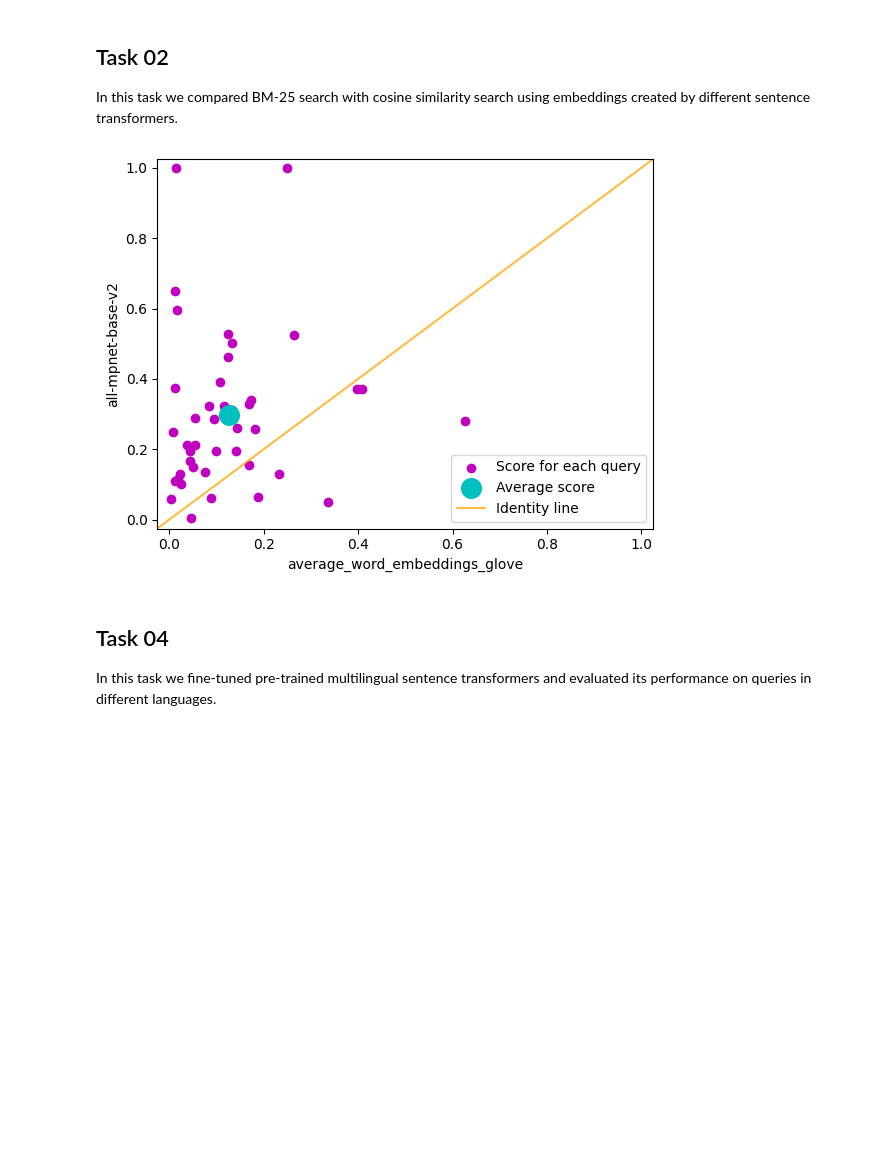
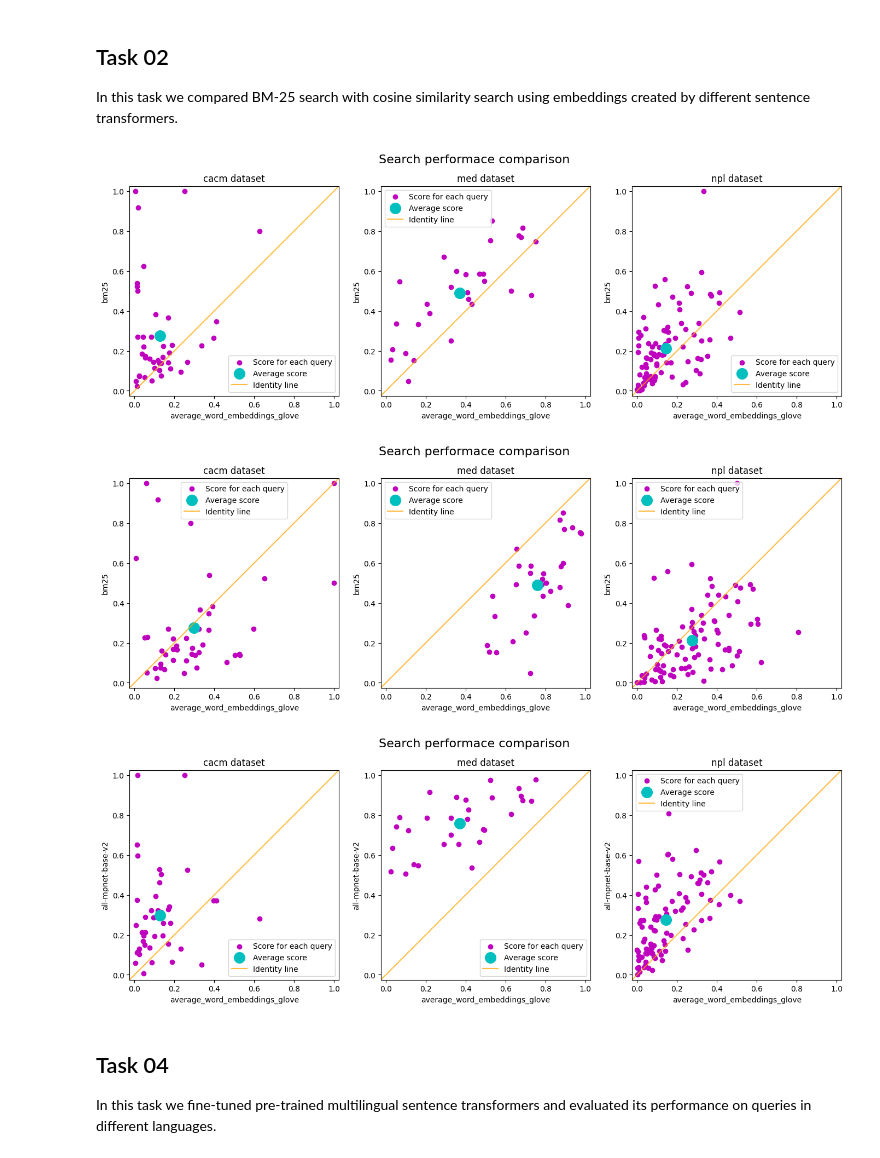
Before and after one commit to massimilianoviola/advanced-information-retrieval, a Jupyter notebook: tasks_presentation.ipynb, the cells around one changed output. Saved outputs shown, nothing was run; the diff lists cells and outputs as text; code cells hidden in the pictures; blank space fills up the shorter version.

Commit message:
main-improved task 02 in final notebook

```diff
--- a/tasks_presentation.ipynb
+++ b/tasks_presentation.ipynb
@@ -83,0 +93,10 @@ In this task we use Google Pegasus to summarize the data and compare the results
+# %%
+for dataset in DATASETS:
+    # indexing documents
+    os.system(f"python3 bm25_index.py -f ./data/{dataset}/{dataset}.json -i bm25_{dataset} -v 0")
+
+    # running search on the indexed documents using queries converted to embeddings
+    os.system(f"python3 bm25_search.py -q ./data/{dataset}/queries.json -i bm25_{dataset} -o ./bm25_reference/outputs/bm25_{dataset}.txt")
+
+    # evaluating the search results with trec_eval
+    os.system(f"{TREC_EVAL_COMMAND} -m map -q ./data/{dataset}/qrels-treceval.txt ./bm25_reference/outputs/bm25_{dataset}.txt > ./bm25_reference/results/map_bm25_{dataset}.txt")
@@ -156,23 +222,31 @@ In this task we compared BM-25 search with cosine similarity search using embedd
 # %%
 
 MODEL_SHORTCUTS = ["glove", "minil6", "minil12", "mpnetv2"]
 MODEL_NAMES = ["average_word_embeddings_glove.6B.300d", "all-MiniLM-L6-v2", "all-MiniLM-L12-v2", "all-mpnet-base-v2"]
 
 for dataset in DATASETS:
     for model_name, model_shortcut in zip(MODEL_NAMES, MODEL_SHORTCUTS):
         # indexing documents from a data set converted to embeddings into elasticsearch
         os.system(f"python3 embedding_index.py -f ./data/{dataset}/{dataset}.json -i {model_shortcut}_{dataset} -m {model_name} -v 0")
 
         # running search on the indexed documents using queries converted to embeddings
         os.system(f"python3 embedding_search.py -q ./data/{dataset}/queries.json -i {model_shortcut}_{dataset} -m {model_name} -o ./task_02/outputs/{model_shortcut}_{dataset}.txt")
 
         # evaluating the search results with trec_eval
         os.system(f"{TREC_EVAL_COMMAND} -m map -q ./data/{dataset}/qrels-treceval.txt ./task_02/outputs/{model_shortcut}_{dataset}.txt > ./task_02/results/map_{model_shortcut}_{dataset}.txt")
 
-# TODO add more plots with BM-25
-compare_results_scatter_plot(["./task_02/results/map_glove_cacm.txt", "./task_02/results/map_mpnetv2_cacm.txt"], ["average_word_embeddings_glove", "all-mpnet-base-v2"])
+# glove vs BM-25
+compare_results_scatter_plot(["./task_02/results/map_glove_%s.txt", "./bm25_reference/results/map_bm25_%s.txt"], ["average_word_embeddings_glove", "bm25"], "presentation/figures/glove_vs_bm25")
+
+# mpnetv2 vs BM-25
+compare_results_scatter_plot(["./task_02/results/map_mpnetv2_%s.txt", "./bm25_reference/results/map_bm25_%s.txt"], ["average_word_embeddings_glove", "bm25"], "presentation/figures/mpnetv2_vs_bm25")
+
+# glove vs mpnetv2
+compare_results_scatter_plot(["./task_02/results/map_glove_%s.txt", "./task_02/results/map_mpnetv2_%s.txt"], ["average_word_embeddings_glove", "all-mpnet-base-v2"], "presentation/figures/glove_vs_mpnetv2")
 # %% [output]
-[figure, old version]
+[figure, new version]
+[figure, added]
+[figure, added]
 # %% [markdown]
 ## Task 04
 In this task we fine-tuned pre-trained multilingual sentence transformers and evaluated its performance on queries in different languages.
```
Also changed, not shown: parts of 9 cells of this notebook, 14 other files.
